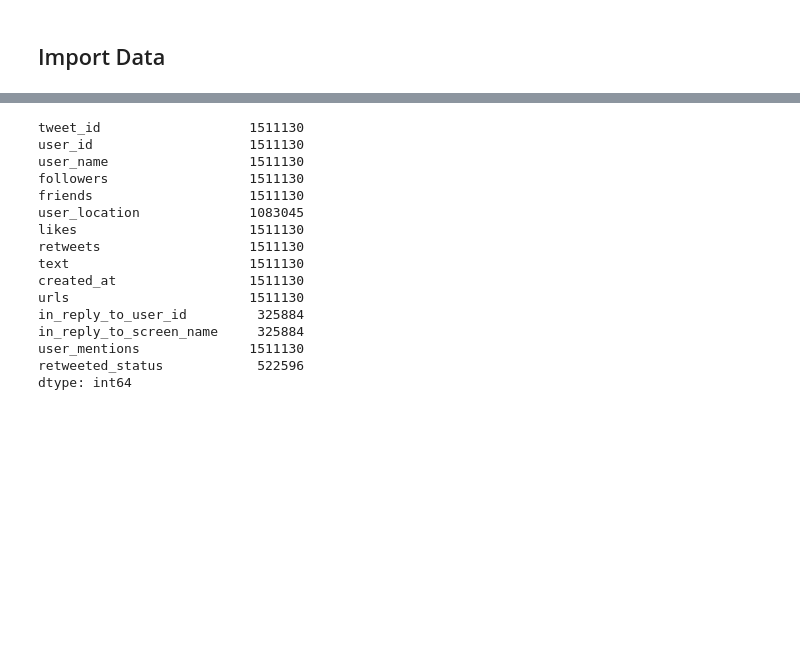
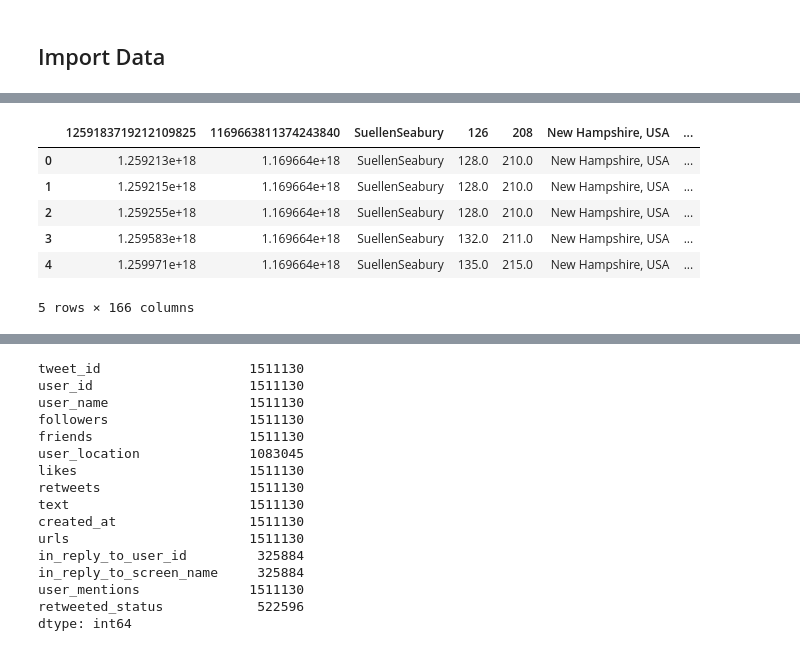
Before and after one commit to JRappaz/Panorama, a Jupyter notebook: notebooks/Interaction Network.ipynb, the cells around one changed output, grey strips where cells are left out. Cells and saved outputs as stored; diff of their text form; code cells hidden in the pictures; blank space fills up the shorter version.

```diff
--- a/notebooks/Interaction Network.ipynb
+++ b/notebooks/Interaction Network.ipynb
@@ -43,0 +195,10 @@ tweets.head(3)
+# %%
+tweets.head()
+# %% [output]
+|  | 1259183719212109825 | 1169663811374243840 | SuellenSeabury | 126 | 208 | New Hampshire, USA | ... |
+| 0 | 1.259213e+18 | 1.169664e+18 | SuellenSeabury | 128.0 | 210.0 | New Hampshire, USA | ... |
+| 1 | 1.259215e+18 | 1.169664e+18 | SuellenSeabury | 128.0 | 210.0 | New Hampshire, USA | ... |
+| 2 | 1.259255e+18 | 1.169664e+18 | SuellenSeabury | 128.0 | 210.0 | New Hampshire, USA | ... |
+| 3 | 1.259583e+18 | 1.169664e+18 | SuellenSeabury | 132.0 | 211.0 | New Hampshire, USA | ... |
+| 4 | 1.259971e+18 | 1.169664e+18 | SuellenSeabury | 135.0 | 215.0 | New Hampshire, USA | ... |
+5 rows × 166 columns
```
Also changed, not shown: parts of 35 cells of this notebook, 10 other files.
